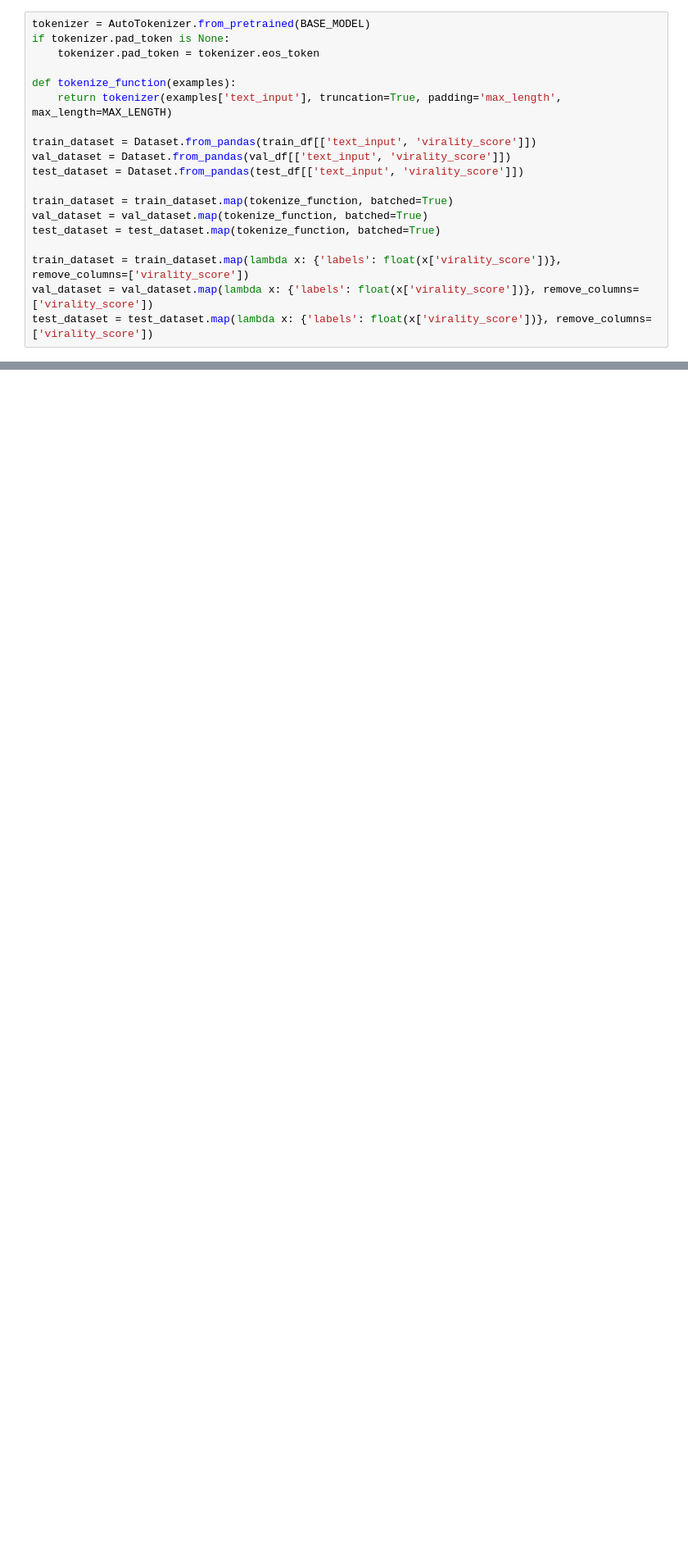
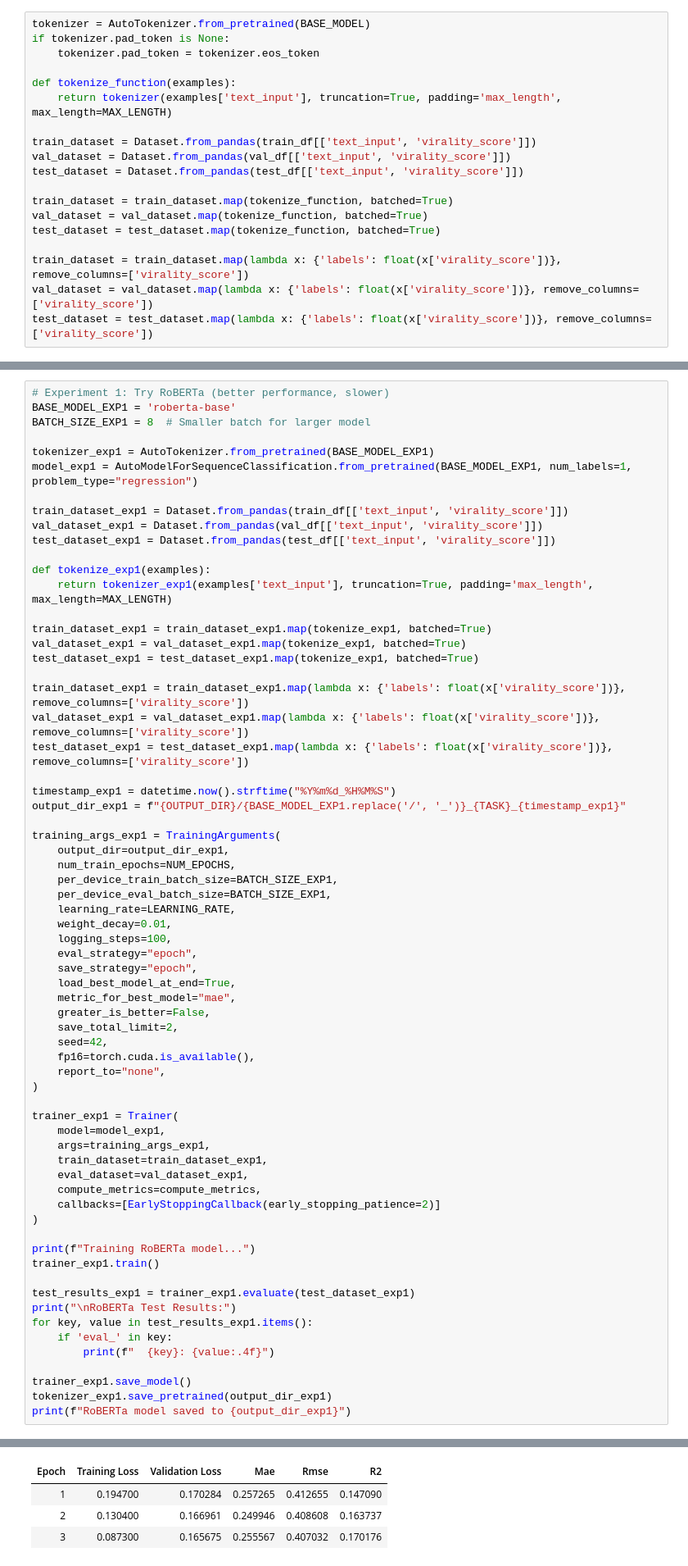
Before and after one commit to tenzin-kunsang648/FT-TikTok-Api, a Jupyter notebook: FT/V0.0.3_tabular_hf_data/tiktok-hooks-finetune/train_foundation.ipynb, the cells around one changed output, grey strips where cells are left out. Shown at 82% size. Cells and saved outputs as stored; diff of their text form; blank space fills up the shorter version.

```diff
--- a/FT/V0.0.3_tabular_hf_data/tiktok-hooks-finetune/train_foundation.ipynb
+++ b/FT/V0.0.3_tabular_hf_data/tiktok-hooks-finetune/train_foundation.ipynb
@@ -128,0 +154,67 @@ print(f"Model saved to {output_dir}")
+# %%
+# Experiment 1: Try RoBERTa (better performance, slower)
+BASE_MODEL_EXP1 = 'roberta-base'
+BATCH_SIZE_EXP1 = 8  # Smaller batch for larger model
+
+tokenizer_exp1 = AutoTokenizer.from_pretrained(BASE_MODEL_EXP1)
+model_exp1 = AutoModelForSequenceClassification.from_pretrained(BASE_MODEL_EXP1, num_labels=1, problem_type="regression")
+
+train_dataset_exp1 = Dataset.from_pandas(train_df[['text_input', 'virality_score']])
+val_dataset_exp1 = Dataset.from_pandas(val_df[['text_input', 'virality_score']])
+test_dataset_exp1 = Dataset.from_pandas(test_df[['text_input', 'virality_score']])
+
+def tokenize_exp1(examples):
+    return tokenizer_exp1(examples['text_input'], truncation=True, padding='max_length', max_length=MAX_LENGTH)
+
+train_dataset_exp1 = train_dataset_exp1.map(tokenize_exp1, batched=True)
+val_dataset_exp1 = val_dataset_exp1.map(tokenize_exp1, batched=True)
+test_dataset_exp1 = test_dataset_exp1.map(tokenize_exp1, batched=True)
+
+train_dataset_exp1 = train_dataset_exp1.map(lambda x: {'labels': float(x['virality_score'])}, remove_columns=['virality_score'])
+val_dataset_exp1 = val_dataset_exp1.map(lambda x: {'labels': float(x['virality_score'])}, remove_columns=['virality_score'])
+test_dataset_exp1 = test_dataset_exp1.map(lambda x: {'labels': float(x['virality_score'])}, remove_columns=['virality_score'])
+
+timestamp_exp1 = datetime.now().strftime("%Y%m%d_%H%M%S")
+output_dir_exp1 = f"{OUTPUT_DIR}/{BASE_MODEL_EXP1.replace('/', '_')}_{TASK}_{timestamp_exp1}"
+
+training_args_exp1 = TrainingArguments(
+    output_dir=output_dir_exp1,
+    num_train_epochs=NUM_EPOCHS,
+    per_device_train_batch_size=BATCH_SIZE_EXP1,
+    per_device_eval_batch_size=BATCH_SIZE_EXP1,
+    learning_rate=LEARNING_RATE,
+    weight_decay=0.01,
+    logging_steps=100,
+    eval_strategy="epoch",
+    save_strategy="epoch",
+    load_best_model_at_end=True,
+    metric_for_best_model="mae",
+    greater_is_better=False,
+    save_total_limit=2,
+    seed=42,
+    fp16=torch.cuda.is_available(),
+    report_to="none",
+)
+
+trainer_exp1 = Trainer(
+    model=model_exp1,
+    args=training_args_exp1,
+    train_dataset=train_dataset_exp1,
+    eval_dataset=val_dataset_exp1,
+    compute_metrics=compute_metrics,
+    callbacks=[EarlyStoppingCallback(early_stopping_patience=2)]
+)
+
+print(f"Training RoBERTa model...")
+trainer_exp1.train()
+
+test_results_exp1 = trainer_exp1.evaluate(test_dataset_exp1)
+print("\nRoBERTa Test Results:")
+for key, value in test_results_exp1.items():
+    if 'eval_' in key:
+        print(f"  {key}: {value:.4f}")
+
+trainer_exp1.save_model()
+tokenizer_exp1.save_pretrained(output_dir_exp1)
+print(f"RoBERTa model saved to {output_dir_exp1}")
+# %% [output]
@@ -128,0 +225,4 @@ print(f"Model saved to {output_dir}")
+| Epoch | Training Loss | Validation Loss | Mae | Rmse | R2 |
+| 1 | 0.194700 | 0.170284 | 0.257265 | 0.412655 | 0.147090 |
+| 2 | 0.130400 | 0.166961 | 0.249946 | 0.408608 | 0.163737 |
+| 3 | 0.087300 | 0.165675 | 0.255567 | 0.407032 | 0.170176 |
```
Also changed, not shown: parts of 9 cells of this notebook, 3 other files.
